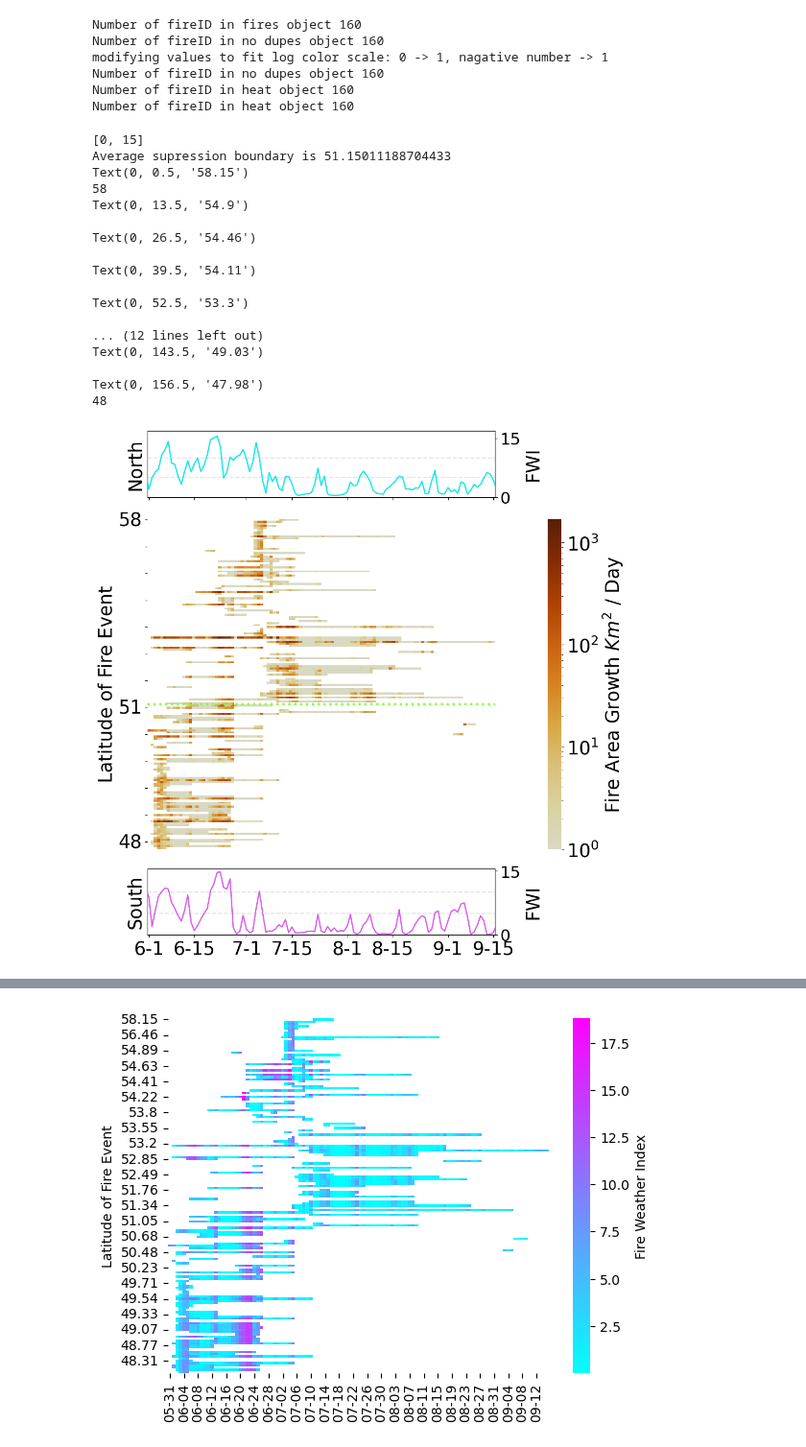
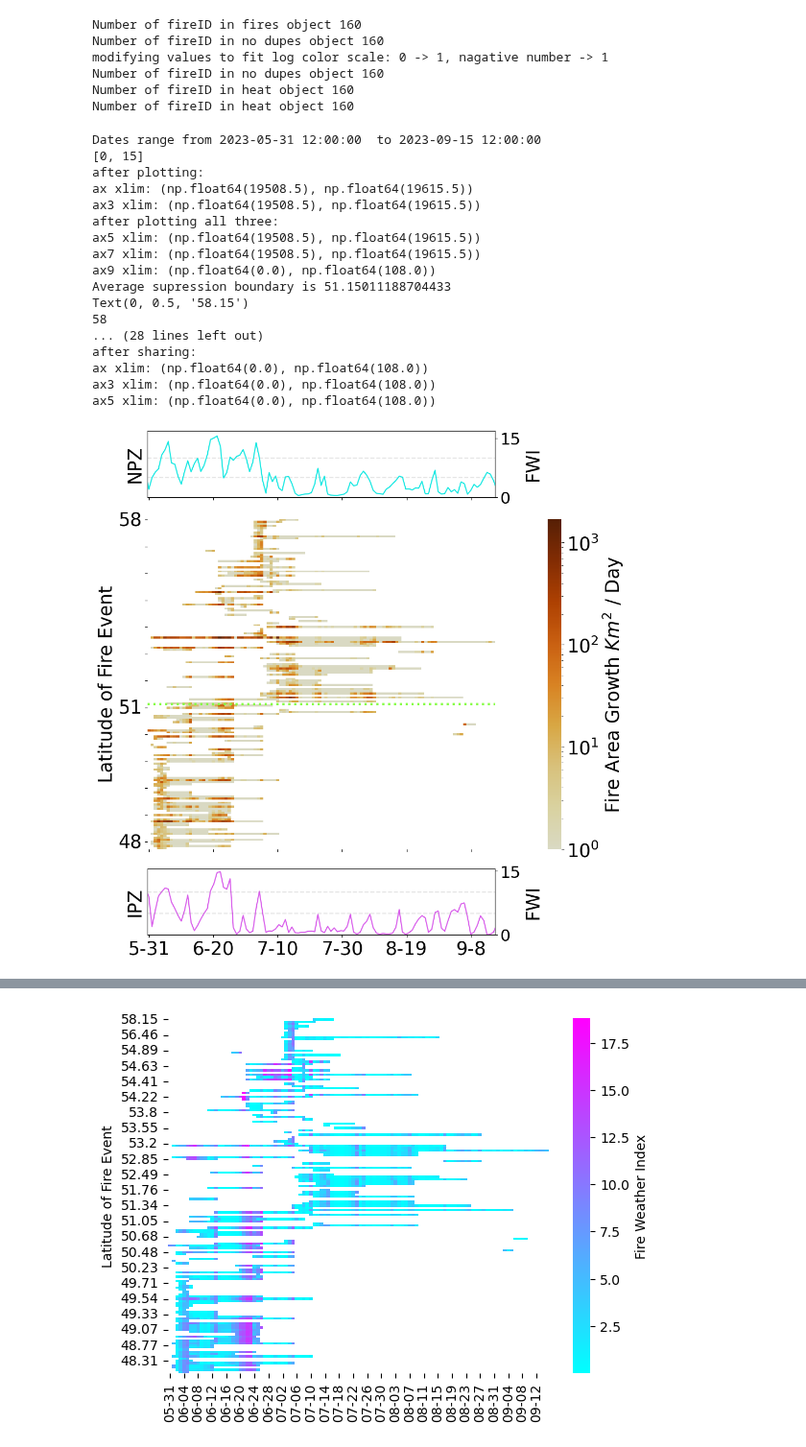
Before and after one commit to mccabete/fwiVis, a Jupyter notebook: notebooks/heatmap_timeseries.ipynb, the cells around one changed output, grey strips where cells are left out. Shown at 96% size. Saved outputs shown, nothing was run; the diff lists cells and outputs as text; code cells hidden in the pictures.

Commit message:
Fixed alignment for heatmap Fig1 still issues s3

```diff
--- a/notebooks/heatmap_timeseries.ipynb
+++ b/notebooks/heatmap_timeseries.ipynb
@@ -813,9 +813,11 @@ with mpl.rc_context({'font.size': font_size}):
 
     ax.plot(fwin.INITDATE.astype("datetime64[ns]"),fwin.GEOS_5, color = "#12e8e2")
     ax.set_xlim(test_func[1].t.astype("datetime64[ns]").min(), test_func[1].t.astype("datetime64[ns]").max())
+    print(f"Dates range from {test_func[1].t.min()}  to {test_func[1].t.max()}")
     ax.set_ylim(bottom = 0)
-    ax.set_ylabel("North") #  \n FWI"
-    ax.set_xticklabels("")
+    ax.set_ylabel("NPZ") #  \n FWI"
+    # ax.set_xticklabels("")
+    ax.tick_params(axis='x', labelbottom=False)
     #ax.set_yticklabels("")
     ax.set_yticklabels("")
     ax.set_yticks([])
@@ -836,6 +838,8 @@ with mpl.rc_context({'font.size': font_size}):
     #ax1.set_yticklabels("")
     #ax1.set_yticks([])
 
+
+
     ## Tick nonesense
     #current_ticks = ax1.get_yticks()
     desired_ticks = [0, 15]
@@ -854,7 +858,7 @@ with mpl.rc_context({'font.size': font_size}):
     ax3.plot(fwis.INITDATE.astype("datetime64[ns]"),fwis.GEOS_5, color = "#d85beb")
     ax3.set_xlim(test_func[1].t.astype("datetime64[ns]").min(), test_func[1].t.astype("datetime64[ns]").max())
     ax3.set_ylim(bottom = 0)
-    ax3.set_ylabel("South")
+    ax3.set_ylabel("IPZ")
     #ax3.set_yticklabels("")
     ax3.set_yticklabels("")
     ax3.set_yticks([])
@@ -872,12 +876,22 @@ with mpl.rc_context({'font.size': font_size}):
     filtered_ticks = [tick for tick in all_ticks if y_min <= tick <= y_max]
     ax31.set_yticks(filtered_ticks)
 
+    print("after plotting:")
+    print(f"ax xlim: {ax.get_xlim()}")
+    print(f"ax3 xlim: {ax3.get_xlim()}")
 
 
-    #ax3 =
+    #ax5 = plt.subplot( sharex=ax1)
+
     #sn.heatmap(heat, cmap = "YlOrBr", norm=LogNorm(), cbar_kws={'label': 'Fire Area Growth Km^2'}, ax = ax5, cbar_ax=ax6, square=False)#,fmt='.1f',
-    sn.heatmap(test_func[0], cmap = darker_cmap, norm=LogNorm(), cbar_kws={'label': 'Fire Area Growth $Km^2$ / Day'}, ax = ax5, cbar_ax=ax6, square=False)#,fmt='.1f',
+    sn.heatmap(test_func[0], cmap = darker_cmap, norm=LogNorm(), cbar_kws={'label': 'Fire Area Growth $Km^2$ / Day'}, ax = ax5, cbar_ax=ax6, square=False, xticklabels = 20)#,fmt='.1f',
     average_suppressionBoundary = (zones.geometry[0].bounds[1]+ zones.geometry[0].bounds[3])/2
+
+    print("after plotting all three:")
+    print(f"ax5 xlim: {ax.get_xlim()}")
+    print(f"ax7 xlim: {ax3.get_xlim()}")
+    print(f"ax9 xlim: {ax5.get_xlim()}")
+
     print(f"Average supression boundary is {average_suppressionBoundary} ")
     #ax5.yaxis.set_major_formatter(mpl.ticker.FuncFormatter(quick_round2)) ### Causes anindexing error but "Should" work
 
@@ -918,50 +932,64 @@ with mpl.rc_context({'font.size': font_size}):
         labs_fix.append(snp)
     ax5.set_yticklabels(labs_fix)
 
+    ax5.xaxis.set_ticklabels([pd.to_datetime(value, format = '%m-%d').strftime('%-m-%-d') for value in ax5.xaxis.get_major_formatter().func.args[0].values()])
+    print("before sharing:")
+    print(f"ax xlim: {ax.get_xlim()}")
+    print(f"ax3 xlim: {ax3.get_xlim()}")
+    print(f"ax5 xlim: {ax5.get_xlim()}")
+    ax.sharex(ax5)
+    ax3.sharex(ax5)
+
+    print("after sharing:")
+    print(f"ax xlim: {ax.get_xlim()}")
+    print(f"ax3 xlim: {ax3.get_xlim()}")
+    print(f"ax5 xlim: {ax5.get_xlim()}")
 
 
     #ax5.axhline(y = (zones.geometry[0].bounds[1]+ zones.geometry[0].bounds[3])/2, color = "#777777", linestyle = "dotted")
     #print((zones.geometry[0].bounds[1] + zones.geometry[0].bounds[3])/2)
-    ax5.axes.get_xaxis().set_visible(False)
+
+    #ax5.axes.get_xaxis().set_visible(False)
+    ax5.tick_params(axis='x', labelbottom=False)
     #ax5.axes.get_yaxis().set_visible(False)
 
     #ax5.set_yticks([])
     #ax5.tick_params(left=False, labelleft=False)
     ax5.set(xlabel="", ylabel="Latitude of Fire Event")
-
+    #ax3.get_shared_x_axes().join(ax1, ax3, ax5)
 
     #zones_avg_line.plot(ax= ax5, color = "#86fd45", linestyles='dotted', linewidths = 2)
 
 
 
     #ax5.xaxis.set_major_formatter(mdates.DateFormatter('%m-%d'))
     #ax6.plot()
     ax2.remove()
     ax4.remove()
     #ax7.remove()
     #plt.show()
     #ax5.yaxis.set_major_formatter(mpl.ticker.FuncFormatter(quick_round2)) ### Causes anindexing error but "Should" work
     plt.savefig(f"some_figs/low_rez_darker_Regional_fire_growth_FWI_with_line_diff_fix_{datetime.today().strftime('%Y%m%d')}.png", dpi = 900, transparent = False)
     plt.show()
 # %% [output]
+Dates range from 2023-05-31 12:00:00  to 2023-09-15 12:00:00
 [0, 15]
+after plotting:
+ax xlim: (np.float64(19508.5), np.float64(19615.5))
+ax3 xlim: (np.float64(19508.5), np.float64(19615.5))
+after plotting all three:
+ax5 xlim: (np.float64(19508.5), np.float64(19615.5))
+ax7 xlim: (np.float64(19508.5), np.float64(19615.5))
+ax9 xlim: (np.float64(0.0), np.float64(108.0))
 Average supression boundary is 51.15011188704433
 Text(0, 0.5, '58.15')
 58
-Text(0, 13.5, '54.9')
-
-Text(0, 26.5, '54.46')
-
-Text(0, 39.5, '54.11')
-
-Text(0, 52.5, '53.3')
-
-... (12 lines left out)
-Text(0, 143.5, '49.03')
-
-Text(0, 156.5, '47.98')
-48
+... (28 lines left out)
+after sharing:
+ax xlim: (np.float64(0.0), np.float64(108.0))
+ax3 xlim: (np.float64(0.0), np.float64(108.0))
+ax5 xlim: (np.float64(0.0), np.float64(108.0))
-[figure, old version]
+[figure, new version]
 # %%
 remerged = fv.prep_fire_files('data/Quebec_v3_full_data_perimeters20241112.csv', crs = 3571)
 # %%
```
Also changed, not shown: parts of 5 cells of this notebook, 6 other files.
